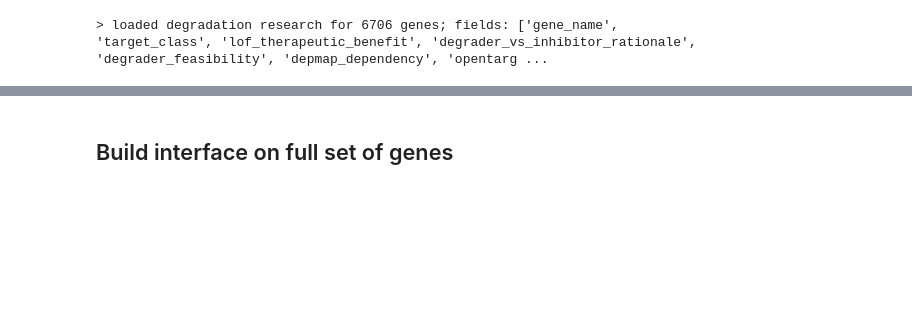
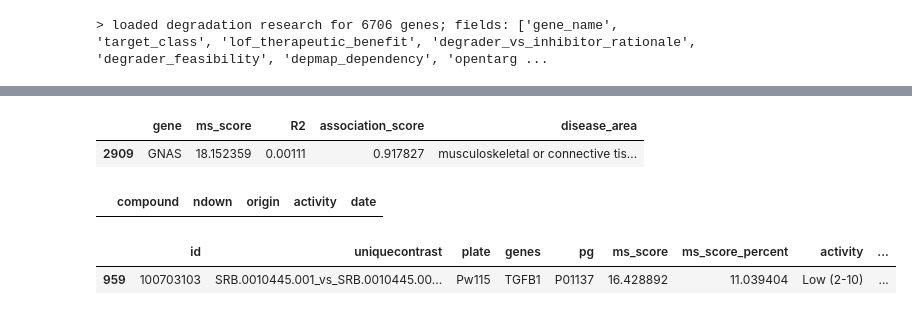
Before and after one commit to gtamo39/MS_ML, a Jupyter notebook: vignettes/MS_Interface.ipynb, the cells around one changed output, grey strips where cells are left out. Saved outputs shown, nothing was run; the diff lists cells and outputs as text; code cells hidden in the pictures; blank space fills up the shorter version.

```diff
--- a/vignettes/MS_Interface.ipynb
+++ b/vignettes/MS_Interface.ipynb
@@ -981,2 +661,15 @@ func_enrich[func_enrich['function'] != 'Other'].reset_index(drop=True)
-# %% [markdown]
-## Build interface on full set of genes
+# %%
+iface_df[iface_df['gene']=='GNAS']
+# %% [output]
+|  | gene | ms_score | R2 | association_score | disease_area |
+| 2909 | GNAS | 18.152359 | 0.00111 | 0.917827 | musculoskeletal or connective tis... |
+# %%
+MS[MS['compound']=='SRB-0010226']
+# %% [output]
+|  | compound | ndown | origin | activity | date |
+# %%
+tmp = pd.read_csv('data/advanteidge/20260617/20260617_FBX_MSSCORE.csv')
+tmp[tmp['genes']=='TGFB1']
+# %% [output]
+|  | id | uniquecontrast | plate | genes | pg | ms_score | ms_score_percent | activity | ... |
+| 959 | 100703103 | SRB.0010445.001_vs_SRB.0010445.00... | Pw115 | TGFB1 | P01137 | 16.428892 | 11.039404 | Low (2-10) | ... |
```
Also changed, not shown: parts of 24 cells of this notebook, 6 other files.
